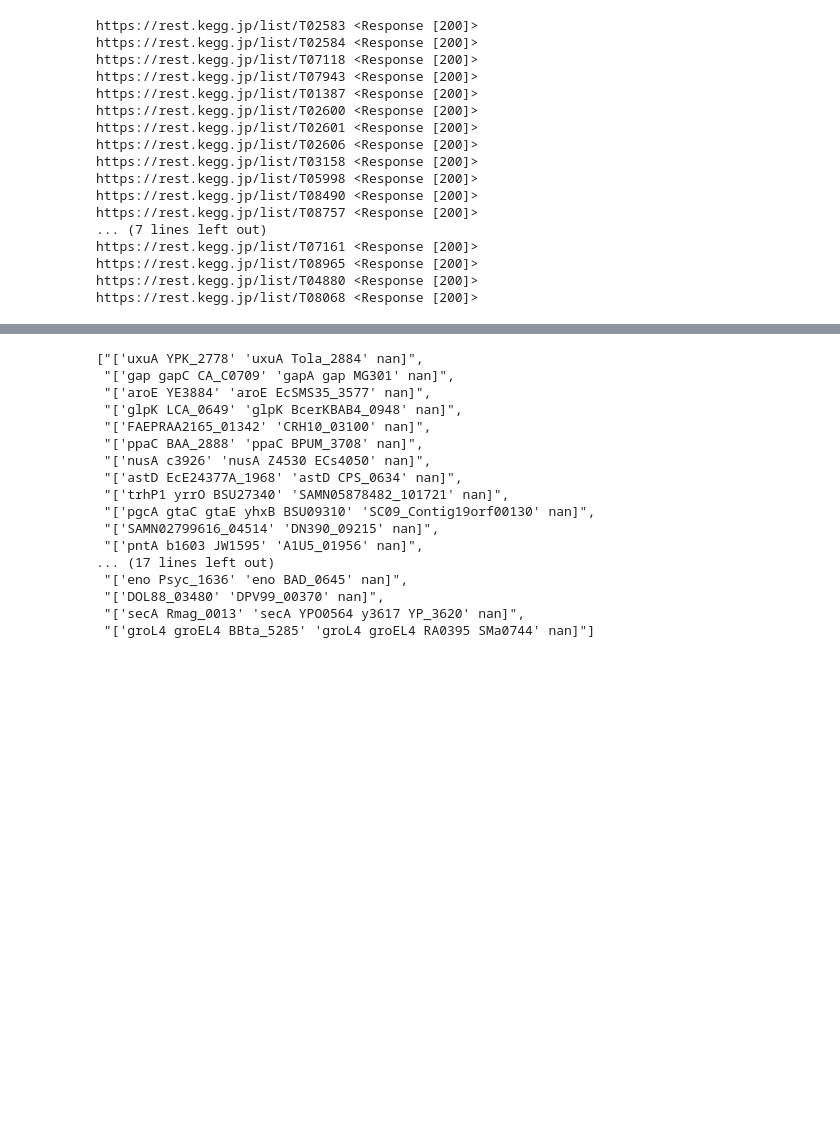
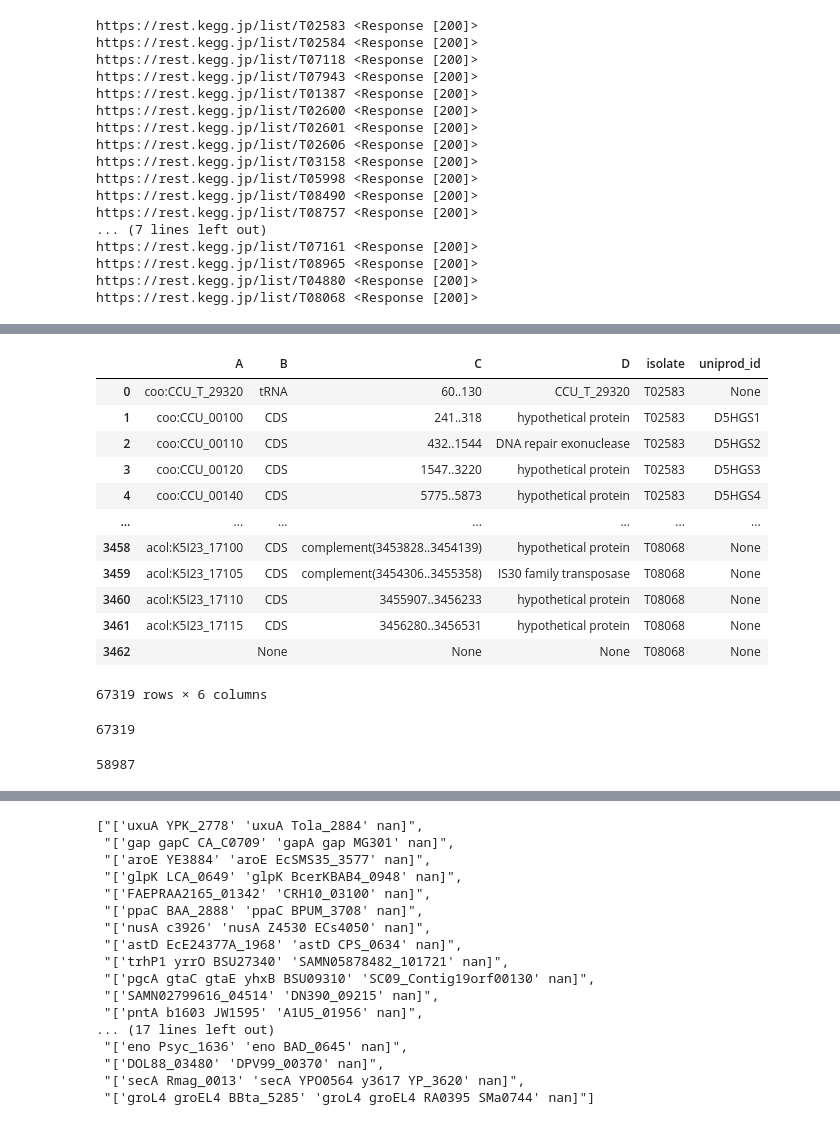
Before and after one commit to NCBI-Codeathons/mlxai-2024-team-bhushan, a Jupyter notebook: notebooks/gene_cooccurance.ipynb, the cells around one changed output, grey strips where cells are left out. Drawn from its saved outputs; the diff is of its cells as text; code cells hidden in the pictures; blank space fills up the shorter version.

```diff
--- a/notebooks/gene_cooccurance.ipynb
+++ b/notebooks/gene_cooccurance.ipynb
@@ -27,0 +72,11 @@ print(isolate_list)
+# %%
+# Merge all the geneid - uniprotid lists for filling in spreadsheet
+
+def merge_dict(dict1, dict2):
+    res = dict1 | dict2
+    return res
+
+combined_id_list = base_id_list[0]
+for i in range(1, len(base_id_list) - 1):
+    combined_id_list = merge_dict(combined_id_list, base_id_list[i])
+combined_id_list
@@ -28,6 +101,9 @@ print(isolate_list)
 # %%
-def split_to_pd(s):
+# Convert API output response to Pandas DataFrame
+
+def split_to_pd(s, isolate):
     lines = s.split("\n")
     all_lines = [aline.split("\t") for aline in lines]
     df_gene_list = pd.DataFrame(all_lines, columns=['A', 'B', 'C', 'D'])
+    df_gene_list["isolate"] = isolate
     return df_gene_list
@@ -41,8 +119,7 @@ for i in isolate_list:
     url = 'https://rest.kegg.jp/list/' + i
     gene_list = requests.get(url)
     print(url, gene_list)
-    all_genes_list.append(split_to_pd(gene_list.text))
-#     print(gene_list.text)
+    all_genes_list.append(split_to_pd(gene_list.text, i))
 #print(response_API.status_code)
 # %% [output]
 https://rest.kegg.jp/list/T02583 <Response [200]>
@@ -88,0 +162,6 @@ all_genes_list
+# %%
+# Combine all the genes list
+all_genes_df = pd.concat(all_genes_list, axis=0)
+# set an empty column for uniprod_id
+all_genes_df["uniprod_id"] = ""
+all_genes_df.head()
@@ -88,0 +199,16 @@ all_genes_list
+# %%
+all_genes_df
+# %% [output]
+|  | A | B | C | D | isolate | uniprod_id |
+| 0 | coo:CCU_T_29320 | tRNA | 60..130 | CCU_T_29320 | T02583 | None |
+| 1 | coo:CCU_00100 | CDS | 241..318 | hypothetical protein | T02583 | D5HGS1 |
+| 2 | coo:CCU_00110 | CDS | 432..1544 | DNA repair exonuclease | T02583 | D5HGS2 |
+| 3 | coo:CCU_00120 | CDS | 1547..3220 | hypothetical protein | T02583 | D5HGS3 |
+| 4 | coo:CCU_00140 | CDS | 5775..5873 | hypothetical protein | T02583 | D5HGS4 |
+| ... | ... | ... | ... | ... | ... | ... |
+| 3458 | acol:K5I23_17100 | CDS | complement(3453828..3454139) | hypothetical protein | T08068 | None |
+| 3459 | acol:K5I23_17105 | CDS | complement(3454306..3455358) | IS30 family transposase | T08068 | None |
+| 3460 | acol:K5I23_17110 | CDS | 3455907..3456233 | hypothetical protein | T08068 | None |
+| 3461 | acol:K5I23_17115 | CDS | 3456280..3456531 | hypothetical protein | T08068 | None |
+| 3462 |  | None | None | None | T08068 | None |
+67319 rows × 6 columns
@@ -89,3 +219,11 @@ all_genes_list
+# %%
+len(list(all_genes_df.A))
+# %% [output]
+67319
+# %%
+len(list(set(list(all_genes_df.A))))
+# %% [output]
+58987
 # %%
 def find_intersect(data_1, data_2):
     intersect = list(set(data_1) & set(data_2))
```
Also changed, not shown: parts of 21 cells of this notebook, 4 other files.
